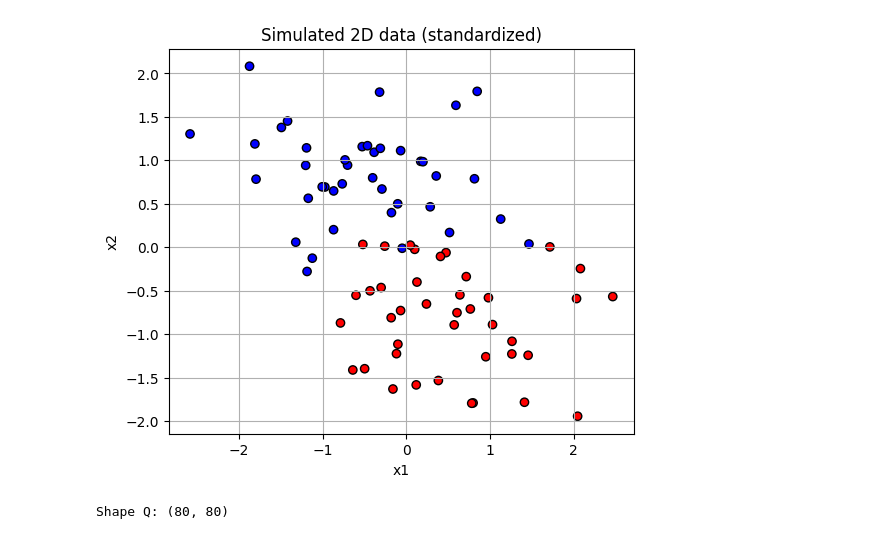
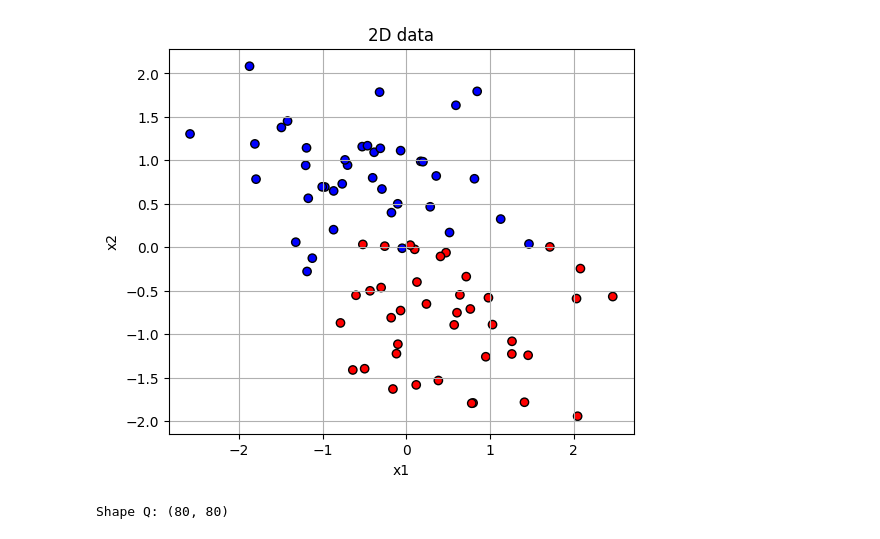
Before and after one commit to p3ter-dev/convex_optimization, a Jupyter notebook: convex_optimization.ipynb, the cells around one changed output. Drawn from its saved outputs; the diff is of its cells as text; code cells hidden in the pictures.

```diff
--- a/convex_optimization.ipynb
+++ b/convex_optimization.ipynb
@@ -10,22 +10,22 @@ np.random.seed(0)
 # %%
 # Generate a simple 2D, linearly separable dataset
 X, y = datasets.make_blobs(n_samples=80, centers=2, n_features=2, cluster_std=1.0)
 # Make labels in {-1, +1}
 y = 2*(y) - 1
 
 
 # Standardize features for numerical stability
 X_scaled = StandardScaler().fit_transform(X)
 
 plt.figure(figsize=(6,5))
 plt.scatter(X_scaled[:,0], X_scaled[:,1], c=y, cmap='bwr', edgecolors='k')
-plt.title('Simulated 2D data (standardized)')
+plt.title('2D data')
 plt.xlabel('x1')
 plt.ylabel('x2')
 plt.grid(True)
 plt.show()
 # %% [output]
-[figure, old version]
+[figure, new version]
 # %%
 # Build Q = (y y^T) * (X X^T)
 n = X_scaled.shape[0]
```
